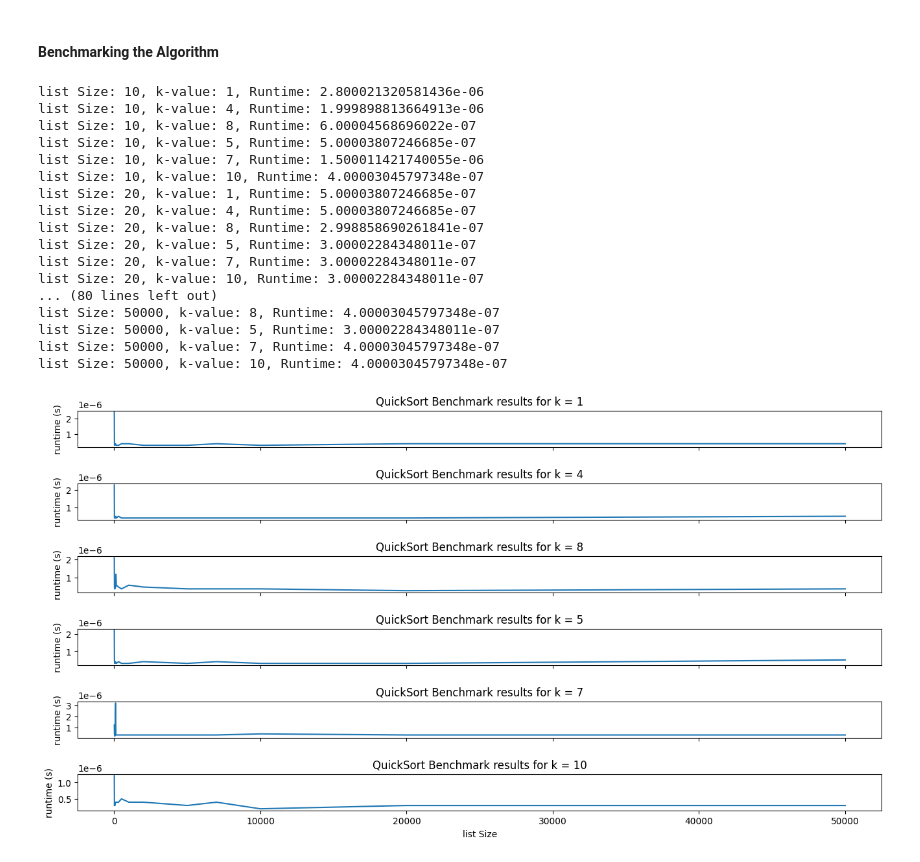
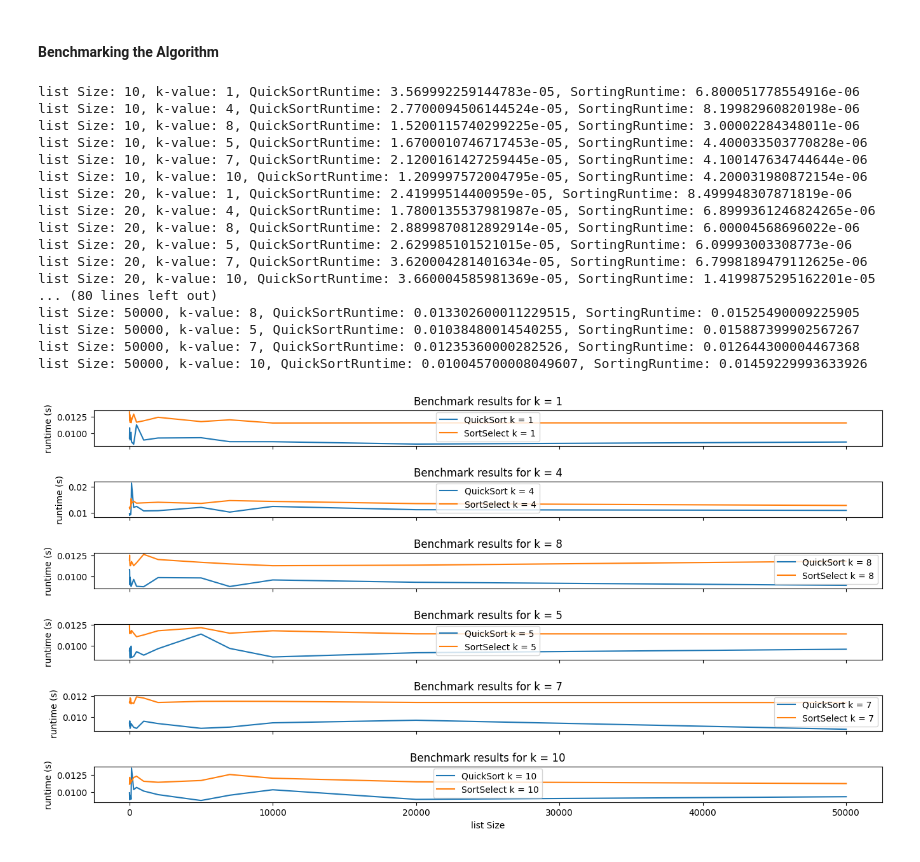
Before and after one commit to cherise-dev/CSC-3310_ProgramIII, a Jupyter notebook: CSC 3310 Program3.ipynb, the cells around one changed output. Drawn from its saved outputs; the diff is of its cells as text; code cells hidden in the pictures.

```diff
--- a/CSC 3310 Program3.ipynb
+++ b/CSC 3310 Program3.ipynb
@@ -9,22 +9,25 @@ import numpy as np
 import matplotlib.pyplot as plt
 # %%
 def choose_pivot(a, k):
+    if len(a)<= 1:
+        return 0
+
     if k <= len(a)/ 2:
-        return k-1
+        return len(a)// 2
     else:
-        return round(len(a)/2)
+        return min(k, len(a)-1)
 # %%
 def partition( a, p_idx):
     p = a[p_idx]
     left = []
     right = []
 
-    for i in range(len(a)):
+    for i, num in enumerate(a):
         if i != p_idx:
-            if a[i] < p:
-                left.append(a[i])
+            if num < p:
+                left.append(num)
             else:
-                right.append(a[i])
+                right.append(num)
 
     return left, p, right
 # %%
@@ -82,6 +86,14 @@ def benchmark(in_list, k):
     end = time.perf_counter()
     diff = end - start
     return diff
+# %%
+def benchmark_sorting(in_list, k):
+    start = time.perf_counter()
+    sorted_list = sorted(in_list)
+    kth_element = sorted_list[k-1]
+    end = time.perf_counter()
+    diff = end - start
+    return diff
 # %%
 sizes = [10, 20, 30, 50, 100, 120, 150, 300, 500, 1000, 2000, 5000, 7000,
          10000, 20000, 50000]
@@ -89,45 +101,51 @@ k_values = [1, 4, 8, 5, 7, 10]
 
 
 for size in sizes:
-    random_list = [np.random.randint(0, 100, size=size)]
+    random_list = np.random.randint(0, 100, size=size)
     for k in k_values:
-        runtime = benchmark(random_list, k)
-        print(f"list Size: {size}, k-value: {k}, Runtime: {runtime}" )
+        runtime_quick = benchmark(random_list, k)
+        runtime_sorting = benchmark_sorting(random_list, k)
+        print(f"list Size: {size}, k-value: {k}, QuickSortRuntime: {runtime_quick}, SortingRuntime: {runtime_sorting}" )
 # %% [output]
-list Size: 10, k-value: 1, Runtime: 2.800021320581436e-06
-list Size: 10, k-value: 4, Runtime: 1.999898813664913e-06
-list Size: 10, k-value: 8, Runtime: 6.00004568696022e-07
-list Size: 10, k-value: 5, Runtime: 5.00003807246685e-07
-list Size: 10, k-value: 7, Runtime: 1.500011421740055e-06
-list Size: 10, k-value: 10, Runtime: 4.00003045797348e-07
-list Size: 20, k-value: 1, Runtime: 5.00003807246685e-07
-list Size: 20, k-value: 4, Runtime: 5.00003807246685e-07
-list Size: 20, k-value: 8, Runtime: 2.998858690261841e-07
-list Size: 20, k-value: 5, Runtime: 3.00002284348011e-07
-list Size: 20, k-value: 7, Runtime: 3.00002284348011e-07
-list Size: 20, k-value: 10, Runtime: 3.00002284348011e-07
+list Size: 10, k-value: 1, QuickSortRuntime: 3.569992259144783e-05, SortingRuntime: 6.800051778554916e-06
+list Size: 10, k-value: 4, QuickSortRuntime: 2.7700094506144524e-05, SortingRuntime: 8.19982960820198e-06
+list Size: 10, k-value: 8, QuickSortRuntime: 1.5200115740299225e-05, SortingRuntime: 3.00002284348011e-06
+list Size: 10, k-value: 5, QuickSortRuntime: 1.6700010746717453e-05, SortingRuntime: 4.400033503770828e-06
+list Size: 10, k-value: 7, QuickSortRuntime: 2.1200161427259445e-05, SortingRuntime: 4.100147634744644e-06
+list Size: 10, k-value: 10, QuickSortRuntime: 1.209997572004795e-05, SortingRuntime: 4.200031980872154e-06
+list Size: 20, k-value: 1, QuickSortRuntime: 2.41999514400959e-05, SortingRuntime: 8.499948307871819e-06
+list Size: 20, k-value: 4, QuickSortRuntime: 1.7800135537981987e-05, SortingRuntime: 6.8999361246824265e-06
+list Size: 20, k-value: 8, QuickSortRuntime: 2.8899870812892914e-05, SortingRuntime: 6.00004568696022e-06
+list Size: 20, k-value: 5, QuickSortRuntime: 2.629985101521015e-05, SortingRuntime: 6.09993003308773e-06
+list Size: 20, k-value: 7, QuickSortRuntime: 3.620004281401634e-05, SortingRuntime: 6.7998189479112625e-06
+list Size: 20, k-value: 10, QuickSortRuntime: 3.660004585981369e-05, SortingRuntime: 1.4199875295162201e-05
 ... (80 lines left out)
-list Size: 50000, k-value: 8, Runtime: 4.00003045797348e-07
-list Size: 50000, k-value: 5, Runtime: 3.00002284348011e-07
-list Size: 50000, k-value: 7, Runtime: 4.00003045797348e-07
-list Size: 50000, k-value: 10, Runtime: 4.00003045797348e-07
+list Size: 50000, k-value: 8, QuickSortRuntime: 0.013302600011229515, SortingRuntime: 0.01525490009225905
+list Size: 50000, k-value: 5, QuickSortRuntime: 0.01038480014540255, SortingRuntime: 0.015887399902567267
+list Size: 50000, k-value: 7, QuickSortRuntime: 0.01235360000282526, SortingRuntime: 0.012644300004467368
+list Size: 50000, k-value: 10, QuickSortRuntime: 0.010045700008049607, SortingRuntime: 0.01459229993633926
 # %%
 # plot of the bench marked results grouped into subgroups according to k
 fig, axs = plt.subplots(len(k_values), 1, figsize=(16,8), sharex=True,
                         gridspec_kw={"hspace": 1})
 
 for i in range(len(k_values)):
-    times = []
+    times_q = []
+    times_s = []
 
     for size in sizes:
-        runtime = benchmark(random_list, k_values[i])
-        times.append(runtime)
+        runtime_q = benchmark(random_list, k_values[i])
+        times_q.append(runtime_q)
+        runtime_s = benchmark_sorting(random_list, k_values[i])
+        times_s.append(runtime_s)
 
-    axs[i].plot(sizes, times, label =f"k = {k_values[i]}")
+    axs[i].plot(sizes, times_q, label =f"QuickSort k = {k_values[i]}")
+    axs[i].plot(sizes, times_s, label =f"SortSelect k = {k_values[i]}")
     axs[i].set_ylabel("runtime (s)")
-    axs[i].set_title(f"QuickSort Benchmark results for k = {k_values[i]}")
+    axs[i].set_title(f"Benchmark results for k = {k_values[i]}")
+    axs[i].legend()
 
 axs[-1].set_xlabel("list Size")
 plt.show()
 # %% [output]
-[figure, old version]
+[figure, new version]
```
Also changed, not shown: parts of 2 cells of this notebook.
